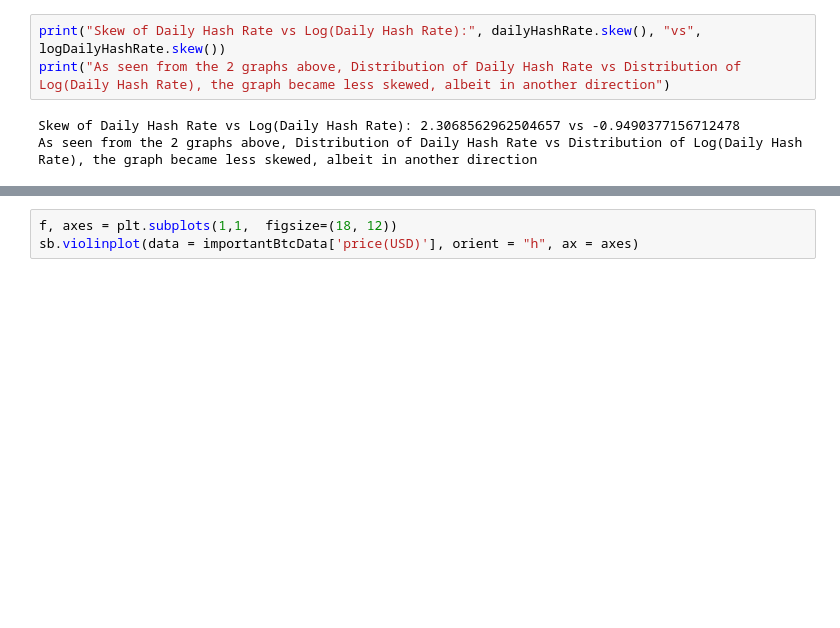
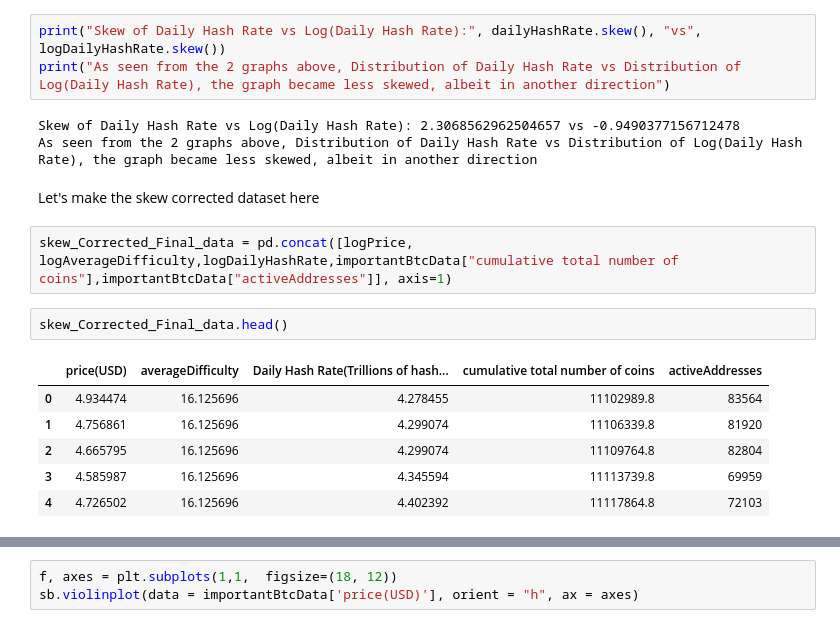
Before and after one commit to KaiKaizxc/SC1015-Mini-Project, a Jupyter notebook: 3. Data_Preparation.ipynb, the cells around one changed output, grey strips where cells are left out. Drawn from its saved outputs; the diff is of its cells as text; blank space fills up the shorter version.

Commit message:
small data cleaning change

```diff
--- a/3. Data_Preparation.ipynb
+++ b/3. Data_Preparation.ipynb
@@ -201,3 +201,16 @@ print("As seen from the 2 graphs above, Distribution of Daily Hash Rate vs Distr
 # %% [output]
 Skew of Daily Hash Rate vs Log(Daily Hash Rate): 2.3068562962504657 vs -0.9490377156712478
 As seen from the 2 graphs above, Distribution of Daily Hash Rate vs Distribution of Log(Daily Hash Rate), the graph became less skewed, albeit in another direction
+# %% [markdown]
+<p>Let's make the skew corrected dataset here</p>
+# %%
+skew_Corrected_Final_data = pd.concat([logPrice, logAverageDifficulty,logDailyHashRate,importantBtcData["cumulative total number of coins"],importantBtcData["activeAddresses"]], axis=1)
+# %%
+skew_Corrected_Final_data.head()
+# %% [output]
+|  | price(USD) | averageDifficulty | Daily Hash Rate(Trillions of hash... | cumulative total number of coins | activeAddresses |
+| 0 | 4.934474 | 16.125696 | 4.278455 | 11102989.8 | 83564 |
+| 1 | 4.756861 | 16.125696 | 4.299074 | 11106339.8 | 81920 |
+| 2 | 4.665795 | 16.125696 | 4.299074 | 11109764.8 | 82804 |
+| 3 | 4.585987 | 16.125696 | 4.345594 | 11113739.8 | 69959 |
+| 4 | 4.726502 | 16.125696 | 4.402392 | 11117864.8 | 72103 |
```
Also changed, not shown: parts of 4 cells of this notebook, 1 other file.
